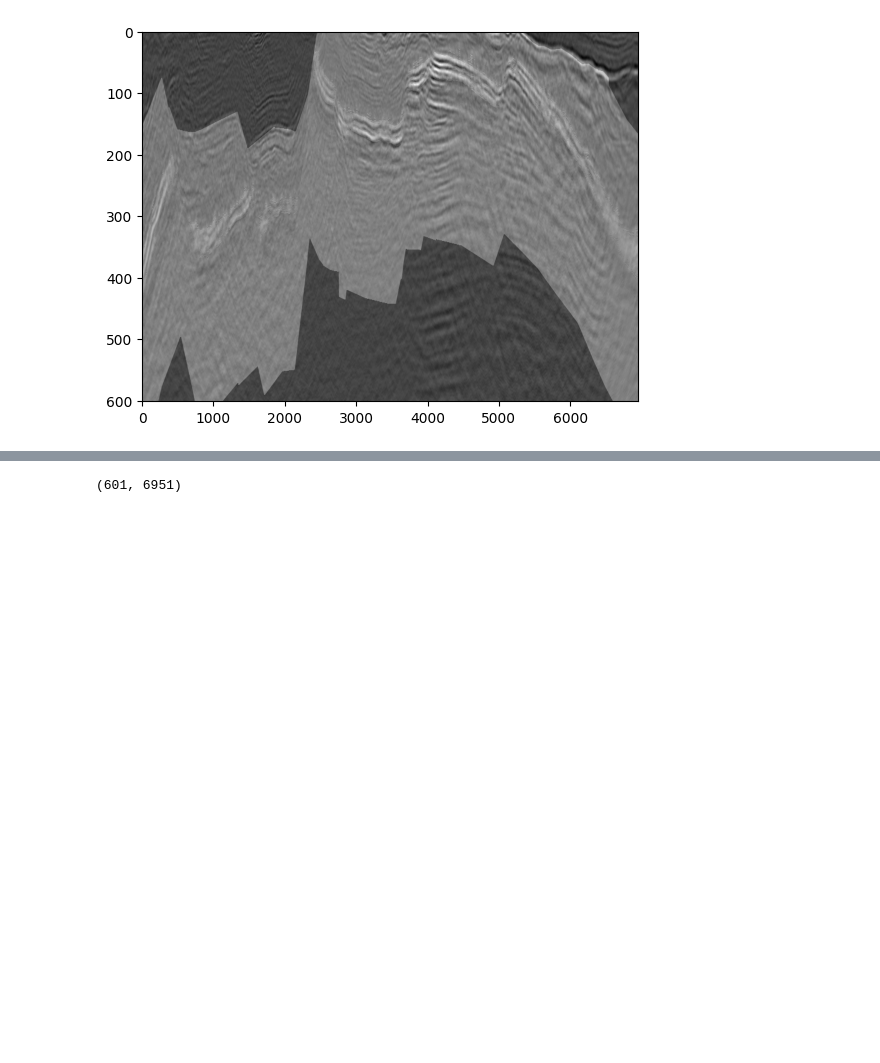
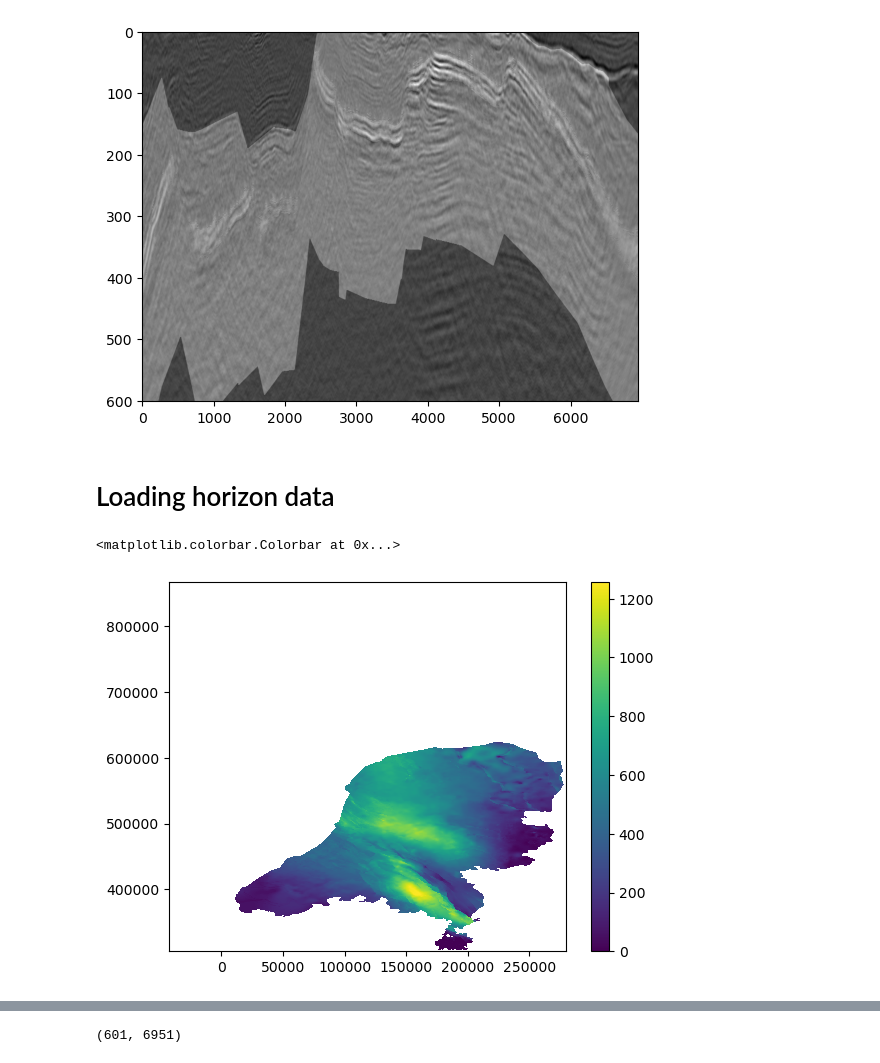
Before and after one commit to permeAbiliTy/Terra_Pioneers_SPEEurGeohackathon2023, a Jupyter notebook: python_model_building_AT_v2.ipynb, the cells around one changed output, grey strips where cells are left out. Saved outputs shown, nothing was run; the diff lists cells and outputs as text; code cells hidden in the pictures; blank space fills up the shorter version.

```diff
--- a/python_model_building_AT_v2.ipynb
+++ b/python_model_building_AT_v2.ipynb
@@ -115,3 +369,13 @@ plt.imshow(cv2.addWeighted(training_dataset_clipped[3]*-1, 0.5, trainingtrue_dat
 plt.show()
 # %% [output]
 [figure]
+# %% [markdown]
+# Loading horizon data
+# %%
+from zmapio import ZMAPGrid # https://github.com/abduhbm/zmapio
+z_file = ZMAPGrid(current_dir + r"\Input_datasets\Horizons\1-nu_dgmdeep5_zmap\NU_dZ_onshore_DGM50_RD.zmap")
+z_file.plot()
+plt.colorbar()
+# %% [output]
+<matplotlib.colorbar.Colorbar at 0x...>
+[figure, added]
```
Also changed, not shown: parts of 87 cells of this notebook.
